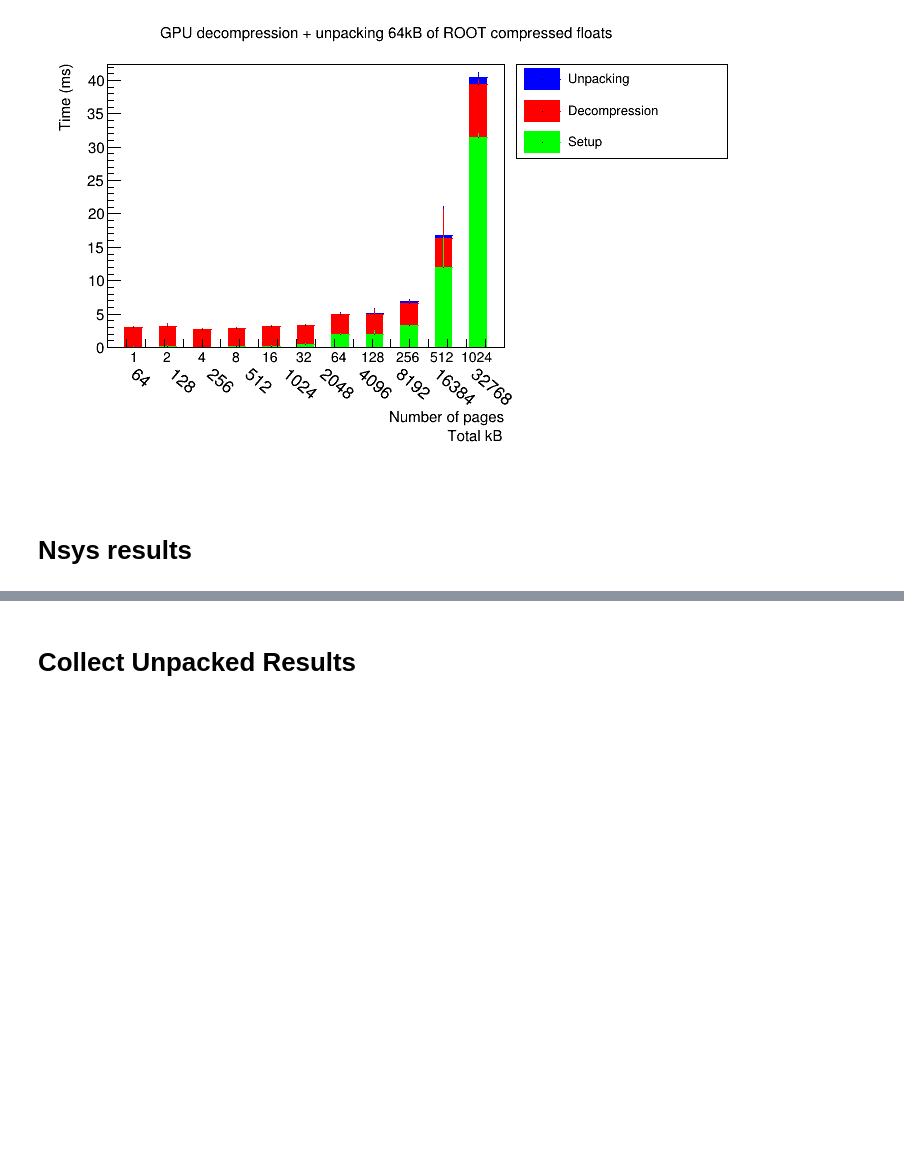
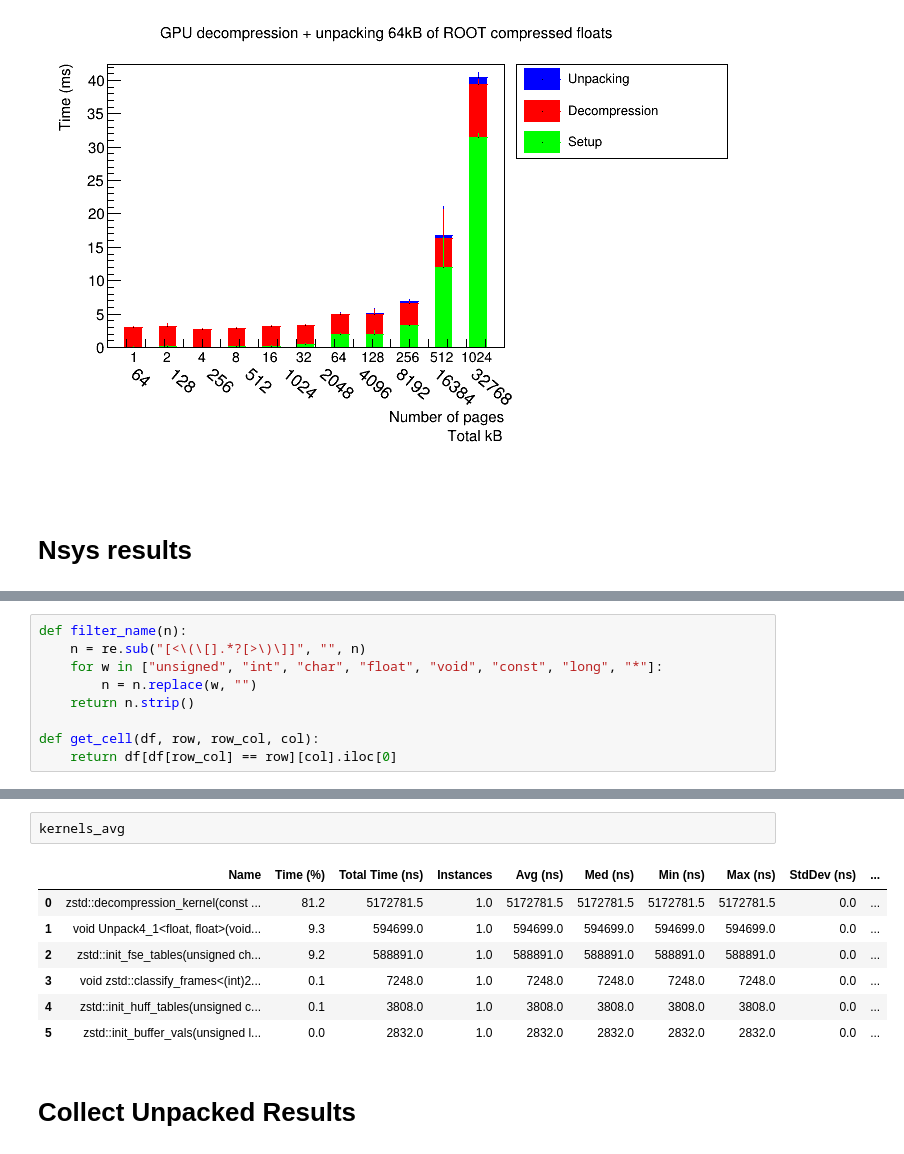
Before and after one commit to jolly-chen/root-gpu-decompression, a Jupyter notebook: benchmarks/benchmark.ipynb, the cells around one changed output, grey strips where cells are left out. Drawn from its saved outputs; the diff is of its cells as text; blank space fills up the shorter version.

```diff
--- a/benchmarks/benchmark.ipynb
+++ b/benchmarks/benchmark.ipynb
@@ -639,0 +547,9 @@ kernels.mean()
+# %%
+def filter_name(n):
+    n = re.sub("[<\(\[].*?[>\)\]]", "", n)
+    for w in ["unsigned", "int", "char", "float", "void", "const", "long", "*"]:
+        n = n.replace(w, "")
+    return n.strip()
+
+def get_cell(df, row, row_col, col):
+    return df[df[row_col] == row][col].iloc[0]
@@ -640,3 +667,13 @@ kernels.mean()
+# %%
+kernels_avg
+# %% [output]
+|  | Name | Time (%) | Total Time (ns) | Instances | Avg (ns) | Med (ns) | Min (ns) | Max (ns) | StdDev (ns) | ... |
+| 0 | zstd::decompression_kernel(const ... | 81.2 | 5172781.5 | 1.0 | 5172781.5 | 5172781.5 | 5172781.5 | 5172781.5 | 0.0 | ... |
+| 1 | void Unpack4_1<float, float>(void... | 9.3 | 594699.0 | 1.0 | 594699.0 | 594699.0 | 594699.0 | 594699.0 | 0.0 | ... |
+| 2 | zstd::init_fse_tables(unsigned ch... | 9.2 | 588891.0 | 1.0 | 588891.0 | 588891.0 | 588891.0 | 588891.0 | 0.0 | ... |
+| 3 | void zstd::classify_frames<(int)2... | 0.1 | 7248.0 | 1.0 | 7248.0 | 7248.0 | 7248.0 | 7248.0 | 0.0 | ... |
+| 4 | zstd::init_huff_tables(unsigned c... | 0.1 | 3808.0 | 1.0 | 3808.0 | 3808.0 | 3808.0 | 3808.0 | 0.0 | ... |
+| 5 | zstd::init_buffer_vals(unsigned l... | 0.0 | 2832.0 | 1.0 | 2832.0 | 2832.0 | 2832.0 | 2832.0 | 0.0 | ... |
 # %% [markdown]
 # Collect Unpacked Results
 # %%
```
Also changed, not shown: parts of 7 cells of this notebook.
